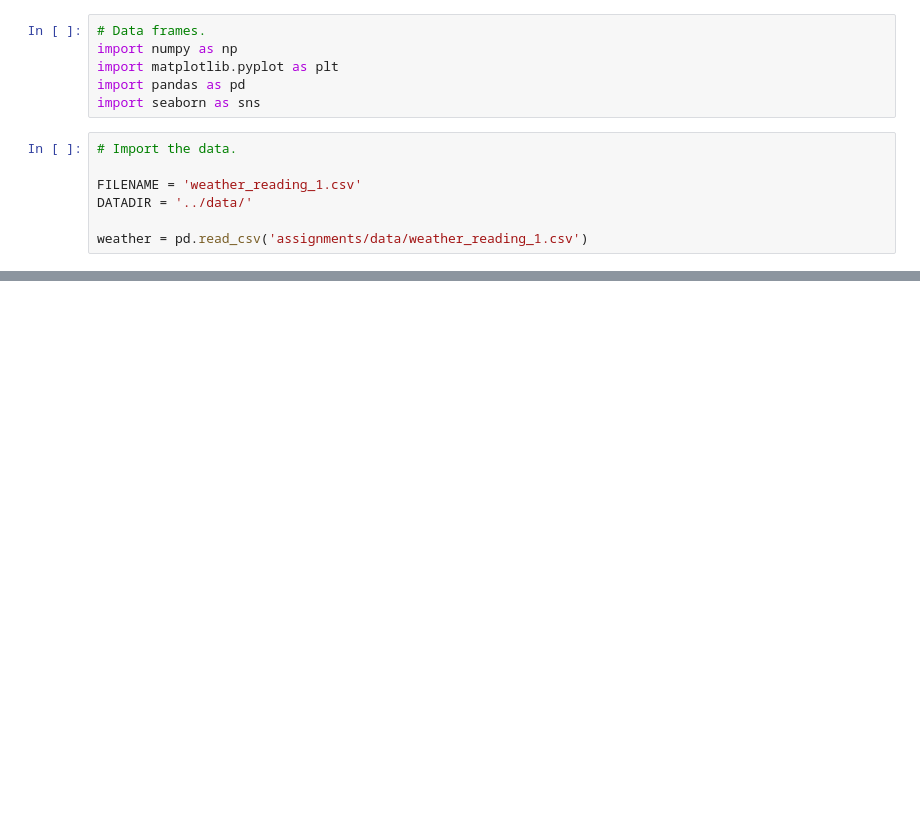
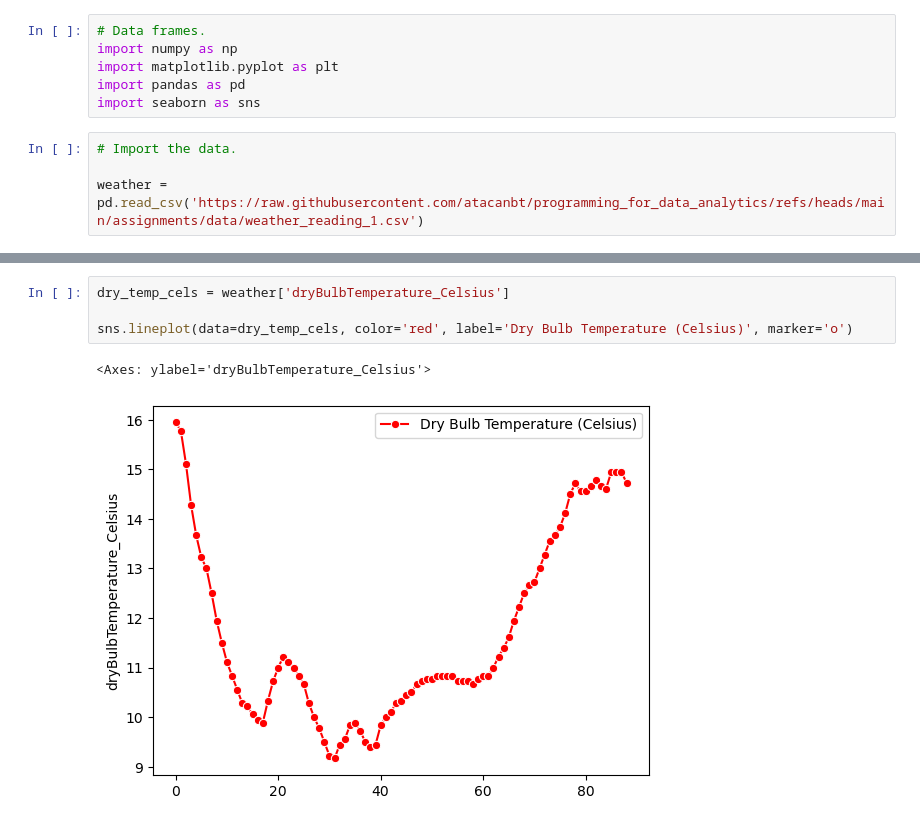
Before and after one commit to atacanbt/programming-for-data-analytics, a Jupyter notebook: assignments/assignment2-weather.ipynb, the cells around one changed output, grey strips where cells are left out. Drawn from its saved outputs; the diff is of its cells as text; blank space fills up the shorter version.

Commit message:
import/read dataset

```diff
--- a/assignments/assignment2-weather.ipynb
+++ b/assignments/assignment2-weather.ipynb
@@ -10,7 +10,4 @@ import seaborn as sns
 # %%
 # Import the data.
 
-FILENAME = 'weather_reading_1.csv'
-DATADIR = '../data/'
-
-weather = pd.read_csv('assignments/data/weather_reading_1.csv')
+weather = pd.read_csv('https://raw.githubusercontent.com/atacanbt/programming_for_data_analytics/refs/heads/main/assignments/data/weather_reading_1.csv')
@@ -18,0 +54,7 @@ FileNotFoundError: [Errno 2] No such file or directory: 'assignments/data/weathe
+# %%
+dry_temp_cels = weather['dryBulbTemperature_Celsius']
+
+sns.lineplot(data=dry_temp_cels, color='red', label='Dry Bulb Temperature (Celsius)', marker='o')
+# %% [output]
+<Axes: ylabel='dryBulbTemperature_Celsius'>
+[figure, added]
```
Also changed, not shown: parts of 3 cells of this notebook.
